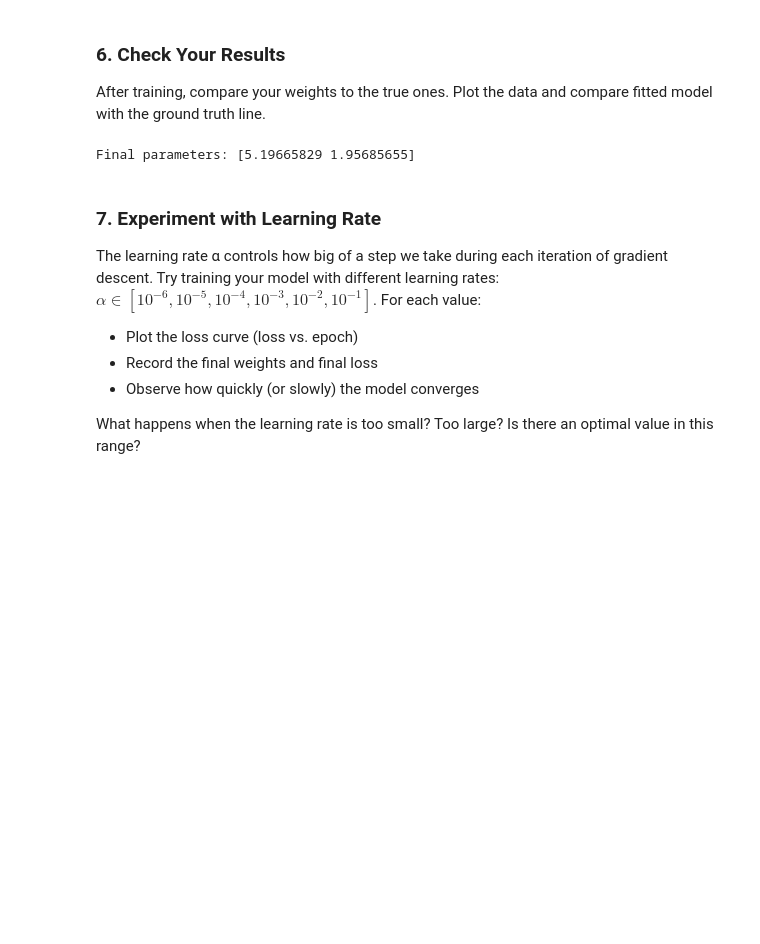
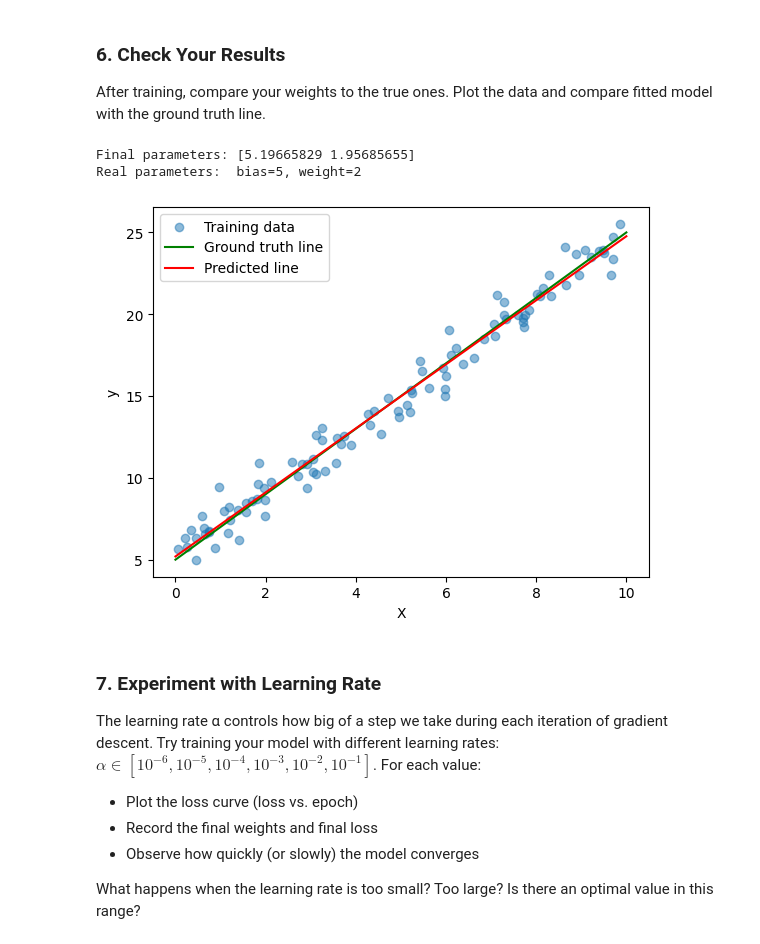
Before and after one commit to hylaj/Stochastic-Methods-In-Machine-Learning, a Jupyter notebook: lab1/zad_JH.ipynb, the cells around one changed output. Cells and saved outputs as stored; diff of their text form; code cells hidden in the pictures; blank space fills up the shorter version.

```diff
--- a/lab1/zad_JH.ipynb
+++ b/lab1/zad_JH.ipynb
@@ -118,13 +120,29 @@ Iteration 900, Loss: 0.8069
 After training, compare your weights to the true ones. Plot the data and compare fitted model with the ground truth line.
 # %%
 print(f"Final parameters: {theta}")
+print(f"Real parameters:  bias={bias}, weight={weight}")
 
-X_new= np.array([[0], [10]])
-X_new_bias = np.hstack((np.ones((2, 1)), X_new))
 
-y_predict = X_new_bias @ theta
+plt.scatter(X, y, alpha=0.5, label='Training data')
+
+X_line = np.array([[0], [10]])
+
+# Ground truth line
+y_true_line = 2 * X_line + 5
+plt.plot(X_line, y_true_line, color='green', label='Ground truth line')
+
+# Predicted line
+y_pred_line = theta[1] * X_line + theta[0]
+plt.plot(X_line, y_pred_line, color='red', label='Predicted line')
+
+plt.xlabel('X')
+plt.ylabel('y')
+plt.legend()
+plt.show()
 # %% [output]
 Final parameters: [5.19665829 1.95685655]
+Real parameters:  bias=5, weight=2
+[figure, added]
 # %% [markdown]
 ### 7. Experiment with Learning Rate
 The learning rate α controls how big of a step we take during each iteration of gradient descent. Try training your model with different learning rates: $\alpha \in [10^{-6}, 10^{-5}, 10^{-4}, 10^{-3}, 10^{-2}, 10^{-1}]$. For each value:
```
Also changed, not shown: parts of 7 cells of this notebook.
